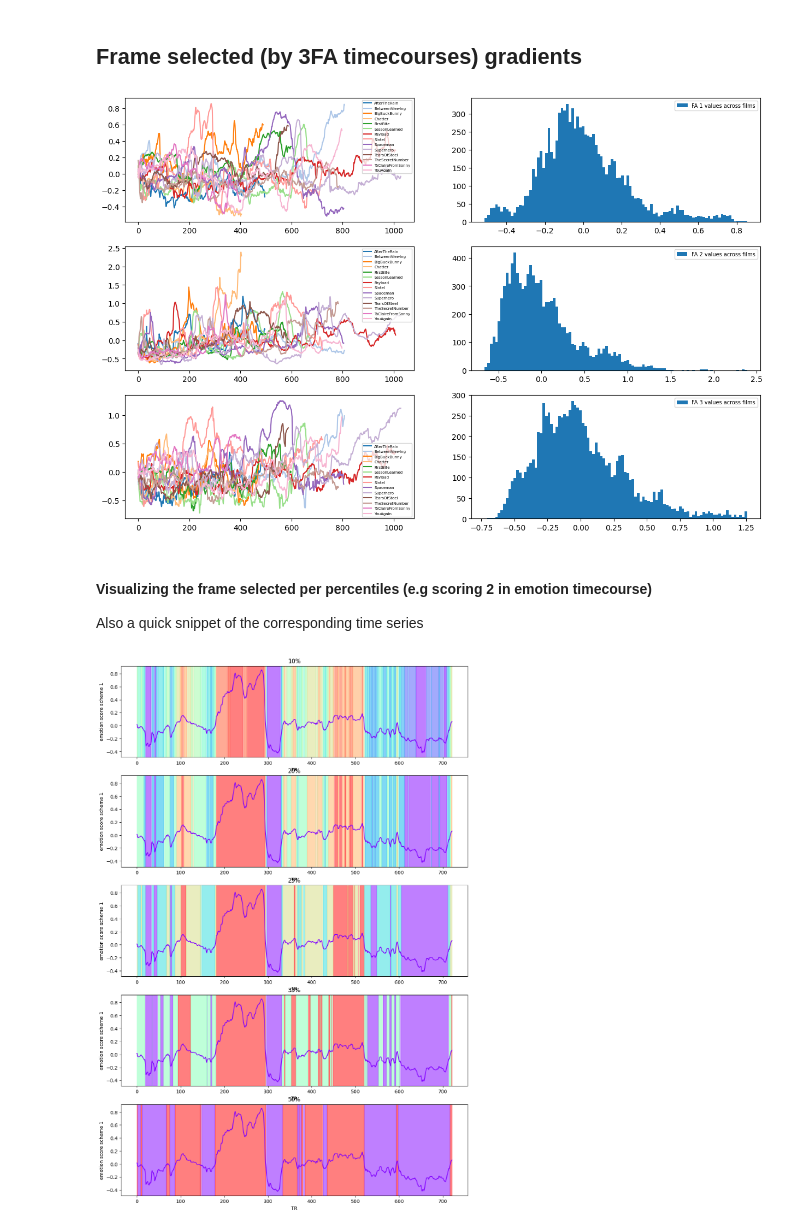
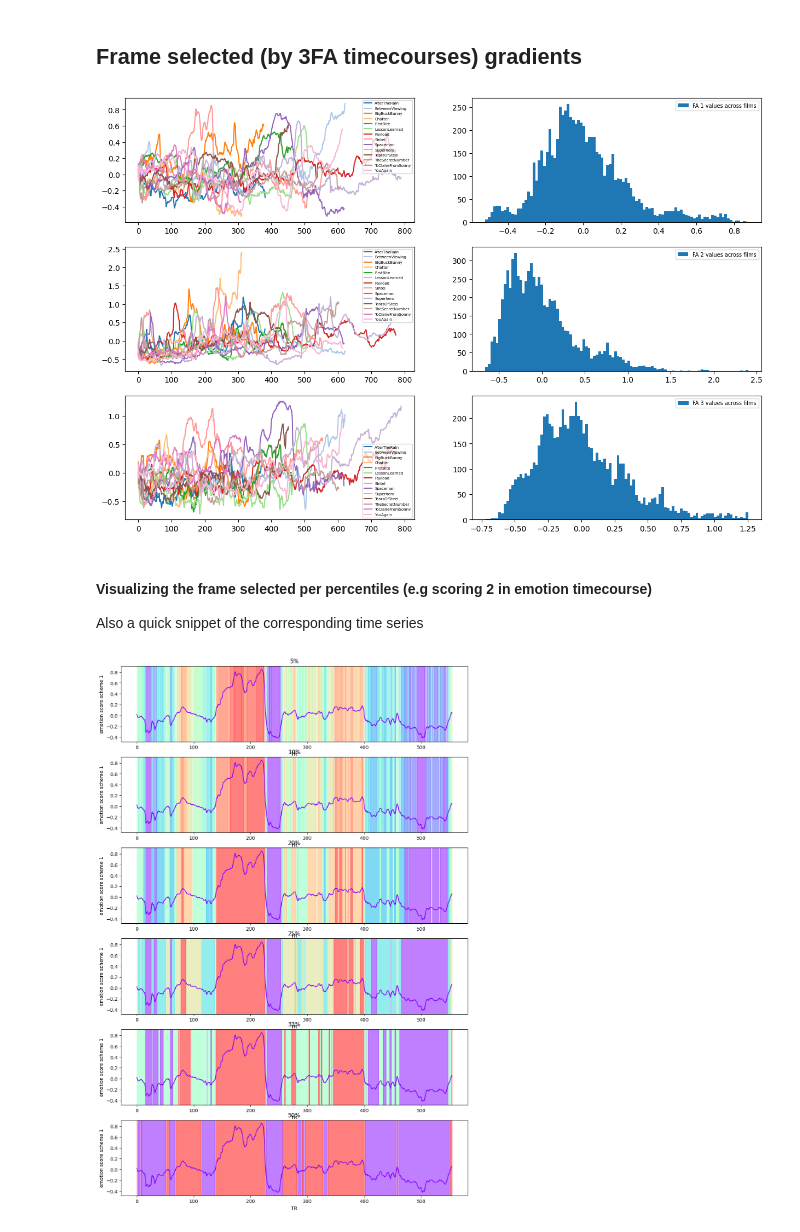
Before and after one commit to MIPLabCH/emoguide_gradients, a Jupyter notebook: 20_frame_selection.ipynb, the cells around one changed output. Cells and saved outputs as stored; diff of their text form; code cells hidden in the pictures.

```diff
--- a/20_frame_selection.ipynb
+++ b/20_frame_selection.ipynb
@@ -225,7 +229,6 @@ del total_series['Rest']
 # %%
 from matplotlib.pyplot import cm
 
-all_movies = list(total_series.keys())[:1]
 iscores = intensity_scores[1]
 mname = 'Sintel'
 
@@ -243,7 +246,6 @@ for idx,bounds in enumerate(all_bounds):
         mask = compute_mask_percentile(iscores[mname], lb, rb)
         pairs = find_boundcontinuous(mask)
         for pair in pairs:
-            if pair[1]-pair[0] < 2: continue
             ax[idx].axvspan(pair[0], pair[1], alpha=.5, color=color[bdx])
 
     ax[idx].set_xlabel('TR')
@@ -261,7 +263,7 @@ import csv
 
 fa_timecourse = {}
 for fname in filmnames:
-    with open("./data/emo3FA/3FA_{}_stim.tsv".format(fname)) as file:
+    with open("./data/emo3FA/3FA13_{}_stim.tsv".format(fname)) as file:
         tsv_file = csv.reader(file, delimiter="\t")
         fa_timecourse[fname] = np.array(list(tsv_file), dtype=float)
 # %%
@@ -280,21 +282,21 @@ for k in range(3): # number of factors:
     ax[k,1].hist(distrib, bins=100, label='FA {} values across films'.format(k+1))
     ax[k,1].legend(prop={'size':7})
 # %% [output]
-[figure, old version]
+[figure, new version]
 # %%
 # define the thresholds using ranges (lb,rb)
 thresholds = []
 
 # In-Tervals percentages (non overlap)
-# 10
+s5 = [(s,s+5) for s in range(0,101,5) if (s+5 <= 100)]
+thresholds += s5
+
 s10 = [(s,s+10) for s in range(0,101,10) if (s+10 <= 100)]
 thresholds += s10
 
-# 20
 s20 = [(s,s+20) for s in range(0,101,20) if (s+20 <= 100)]
 thresholds += s20
 
-# 25
 s25 = [(s,s+25) for s in range(0,101,25) if (s+25 <= 100)]
 thresholds += s25
 
@@ -345,29 +347,28 @@ del total_series['Rest']
 # %%
 from matplotlib.pyplot import cm
 
-all_movies = list(total_series.keys())[:1]
 fa_idx = 0
 mname = 'Sintel'
 
-title = ["10%", "20%", "25%", "33%", "50%"]
-all_bounds = [np.array(s10),np.array(s20), np.array(s25), np.array(s33), np.array(s50)]
+title = ["5%","10%", "20%", "25%", "33%", "50%"]
+all_bounds = [np.array(s5),np.array(s10),np.array(s20), np.array(s25), np.array(s33), np.array(s50)]
 
-fig, ax = plt.subplots(5,1,figsize=(13,20))
+fig, ax = plt.subplots(len(title),1,figsize=(13,20))
 for idx,bounds in enumerate(all_bounds):
     color = cm.rainbow(np.linspace(0, 1, len(bounds)))
     for bdx,b in enumerate(bounds):
         lb,rb = b
         if bdx == 0:
             ax[idx].plot(fa_timecourse[mname][:,fa_idx], color=color[bdx])
 
         mask = compute_mask_percentile(fa_timecourse[mname][:,fa_idx], lb, rb)
         pairs = find_boundcontinuous(mask)
         for pair in pairs:
 #             if pair[1]-pair[0] < 0: continue
             ax[idx].axvspan(pair[0], pair[1], alpha=.5, color=color[bdx])
 
     ax[idx].set_xlabel('TR')
     ax[idx].set_ylabel('emotion score scheme 1')
     ax[idx].set_title(title[idx])
 # %% [output]
-[figure, old version]
+[figure, new version]
```
Also changed, not shown: parts of 2 cells of this notebook, 4 other files.
